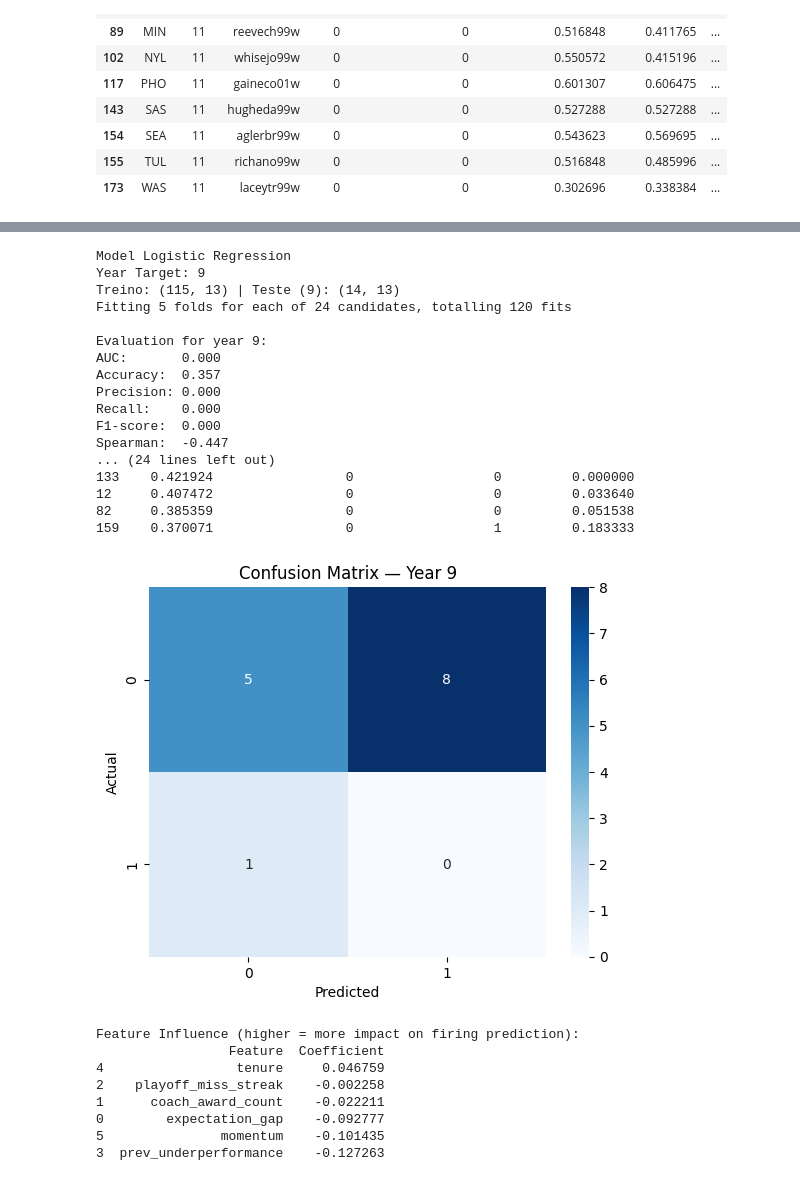
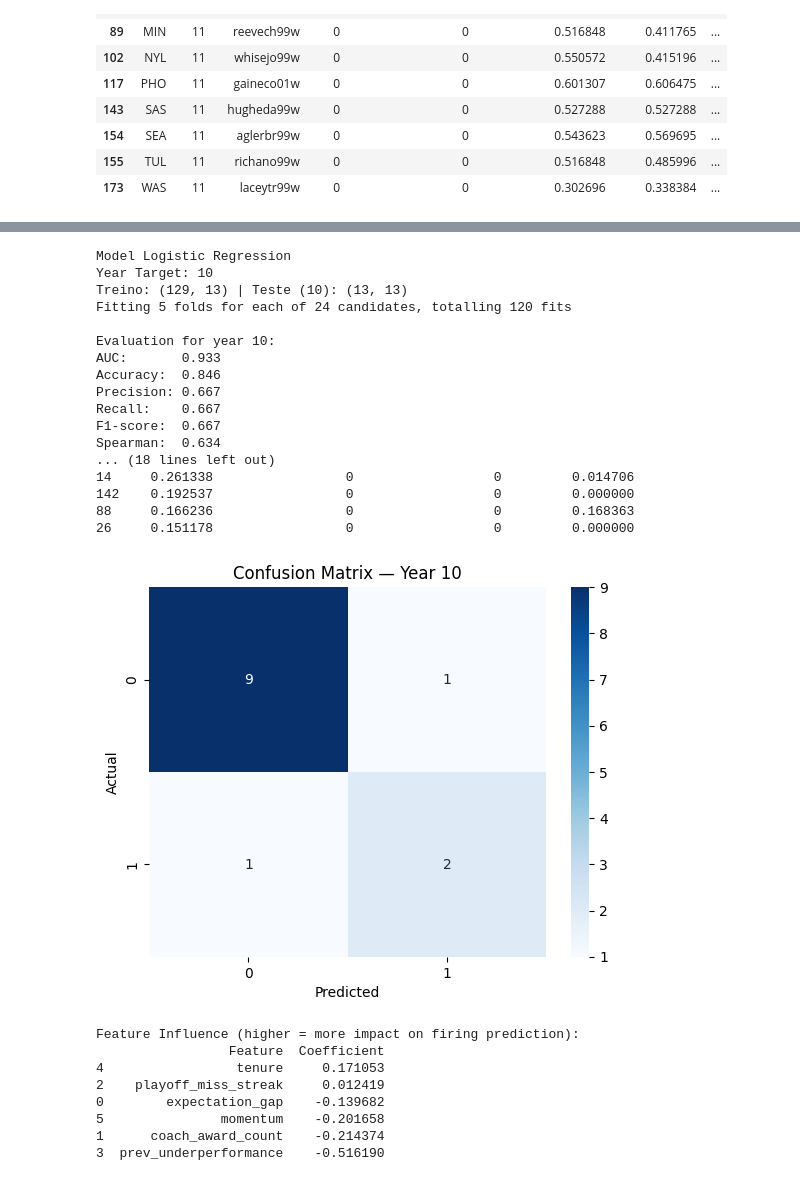
Before and after one commit to torradoov/Data_Mining-WNBA, a Jupyter notebook: 04_b)_coach_prediction.ipynb, the cells around one changed output, grey strips where cells are left out. Saved outputs shown, nothing was run; the diff lists cells and outputs as text; code cells hidden in the pictures.

```diff
--- a/04_b)_coach_prediction.ipynb
+++ b/04_b)_coach_prediction.ipynb
@@ -422,7 +422,7 @@ target = "mid_season_change"
 min_stints = final_df.groupby(["tmID", "year"])["stint"].transform("min")
 valid_data = final_df[final_df["stint"] == min_stints].dropna(subset=[target]).copy()
 
-target_year = 9
+target_year = 10
 train_data = valid_data[valid_data["year"] < target_year]
 test_data  = valid_data[valid_data["year"] == target_year]
 
@@ -502,56 +502,56 @@ print(
 # Evaluation
 
 
 # Confusion Matrix
 
 # Column [0]: probability of class 0: coach stays
 
 # Column [1]: probability of class 1: coach changes/fired
 
 
 cm = confusion_matrix(y_test, test_data["predicted_change"])
 sns.heatmap(cm, annot=True, fmt="d", cmap="Blues")
 plt.title(f"Confusion Matrix — Year {target_year}")
 plt.xlabel("Predicted")
 plt.ylabel("Actual")
 plt.show()
 
 # Feature Importance
 
 importance = pd.DataFrame({
     "Feature": features,
     "Coefficient": model.best_estimator_.named_steps['logreg'].coef_[0]
 }).sort_values("Coefficient", ascending=False)
 
 print("\nFeature Influence (higher = more impact on firing prediction):")
 print(importance)
 # %% [output]
 Model Logistic Regression
-Year Target: 9
-Treino: (115, 13) | Teste (9): (14, 13)
+Year Target: 10
+Treino: (129, 13) | Teste (10): (13, 13)
 Fitting 5 folds for each of 24 candidates, totalling 120 fits
 
-Evaluation for year 9:
-AUC:       0.000
-Accuracy:  0.357
-Precision: 0.000
-Recall:    0.000
-F1-score:  0.000
-Spearman:  -0.447
-... (24 lines left out)
-133    0.421924                 0                  0         0.000000
-12     0.407472                 0                  0         0.033640
-82     0.385359                 0                  0         0.051538
-159    0.370071                 0                  1         0.183333
+Evaluation for year 10:
+AUC:       0.933
+Accuracy:  0.846
+Precision: 0.667
+Recall:    0.667
+F1-score:  0.667
+Spearman:  0.634
+... (18 lines left out)
+14     0.261338                 0                  0         0.014706
+142    0.192537                 0                  0         0.000000
+88     0.166236                 0                  0         0.168363
+26     0.151178                 0                  0         0.000000
-[figure, old version]
+[figure, new version]
 Feature Influence (higher = more impact on firing prediction):
                  Feature  Coefficient
-4                 tenure     0.046759
-2    playoff_miss_streak    -0.002258
-1      coach_award_count    -0.022211
-0        expectation_gap    -0.092777
-5               momentum    -0.101435
-3  prev_underperformance    -0.127263
+4                 tenure     0.171053
+2    playoff_miss_streak     0.012419
+0        expectation_gap    -0.139682
+5               momentum    -0.201658
+1      coach_award_count    -0.214374
+3  prev_underperformance    -0.516190
 # %%
 # ===============================================================
 # COACH CHANGE PREDICTION — ENSEMBLE MODEL (RF + LR)
```
Also changed, not shown: parts of 5 cells of this notebook.
